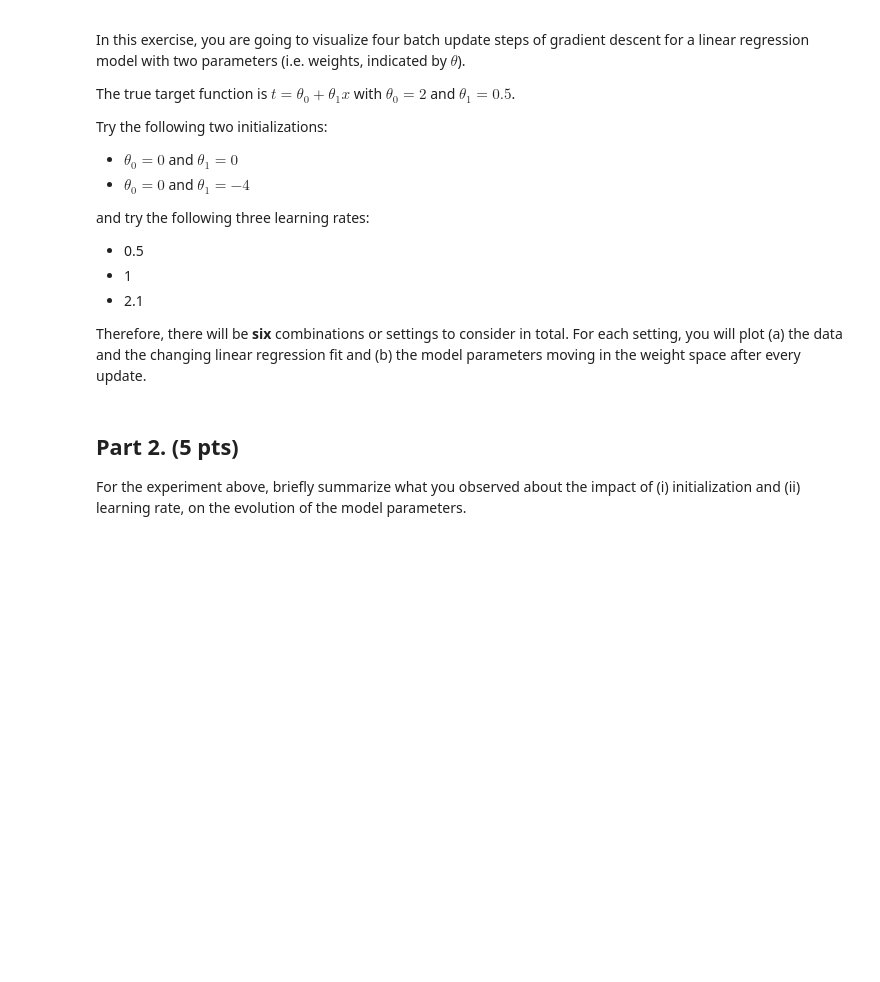
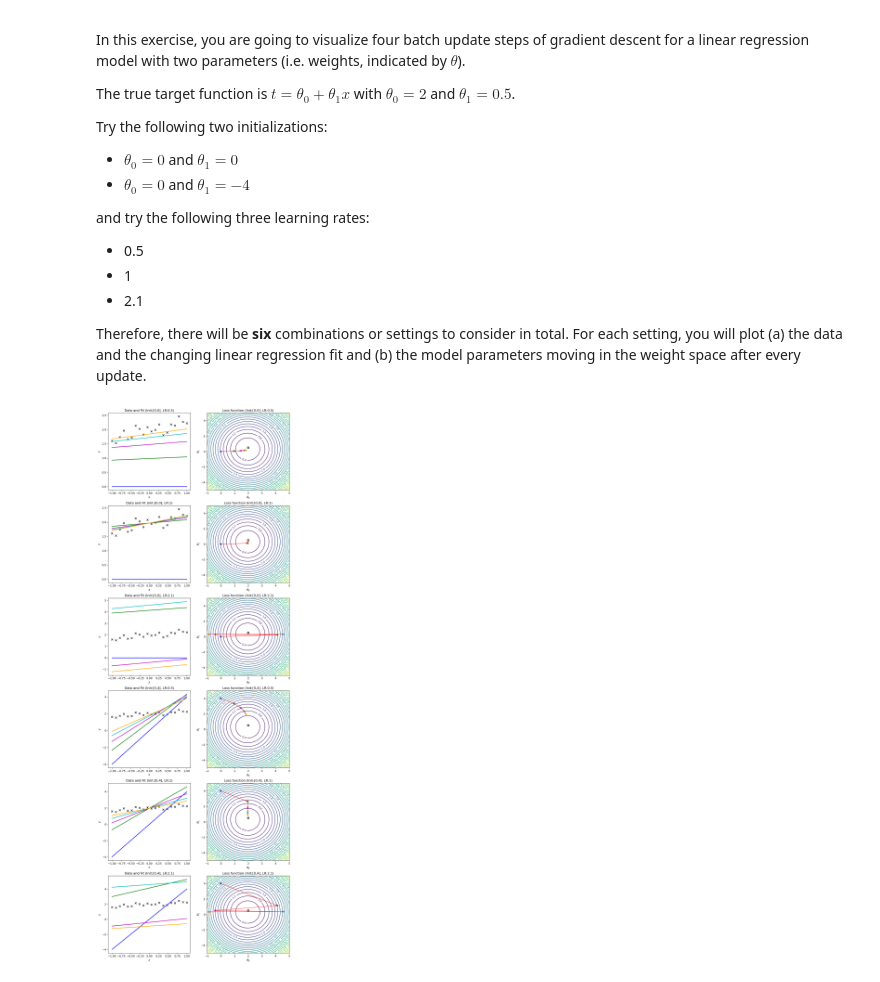
Before and after one commit to axj65/ece381, a Jupyter notebook: HW_2.ipynb, the cells around one changed output. Drawn from its saved outputs; the diff is of its cells as text; code cells hidden in the pictures; blank space fills up the shorter version.

```diff
--- a/HW_2.ipynb
+++ b/HW_2.ipynb
@@ -340,8 +392,8 @@ def model(x, theta0, theta1):
 # %%
 # Experiment with different initialization and learning rate combinations
 ### START CODE ###
-init_list = [None]
-lr_list = [None]
+init_list = [[0,0], [0,4]]
+lr_list = [0.5,1,2.1]
 ### END CODE ###
 
 # Left column shows the data and the changing linear regression models
@@ -373,36 +425,35 @@ for i, init in enumerate(init_list):
             this_theta = np.empty((2,))
             # Update theta
             ### START CODE ### (2 lines of code)
-            this_theta[0] = None
-            this_theta[1] = None
+            this_theta[0] = last_theta[0] - lr * np.sum((model(x, *last_theta) - y) * 1) / m
+            this_theta[1] = last_theta[1] - lr * np.sum((model(x, *last_theta) - y) * x) / m
             ### END CODE ###
             theta.append(this_theta)
             L.append(loss_func(*this_theta))
 
         # Annotate the loss function plot with coloured points indicating the
         # parameters chosen and red arrows indicating the steps down the gradient.
         # Also plot the fit function on the LHS data plot in a matching colour.
         colors = ['b', 'g', 'm', 'c', 'orange']
         ax[row_idx][0].plot(x, model(x, *theta[0]), color=colors[0], lw=2,
                    label=r'$\theta_0 = {:.3f}, \theta_1 = {:.3f}$'.format(*theta[0]))
         for k in range(1,N+1):
             ax[row_idx][1].annotate('', xy=theta[k], xytext=theta[k-1],
                            arrowprops={'arrowstyle': '->', 'color': 'r', 'lw': 1},
                            va='center', ha='center')
             ax[row_idx][0].plot(x, model(x, *theta[k]), color=colors[k], lw=2,
                    label=r'$\theta_0 = {:.3f}, \theta_1 = {:.3f}$'.format(*theta[k]))
         ax[row_idx][1].scatter(*zip(*theta), c=colors, s=40, lw=0)
 
         # Labels and titles.
         ax[row_idx][1].set_xlabel(r'$\theta_0$')
         ax[row_idx][1].set_ylabel(r'$\theta_1$')
         ax[row_idx][1].set_title(f'Loss function (Init:[{init[0]},{init[1]}], LR:{lr})')
         ax[row_idx][0].set_xlabel(r'$x$')
         ax[row_idx][0].set_ylabel(r'$y$')
         ax[row_idx][0].set_title(f'Data and Fit (Init:[{init[0]},{init[1]}], LR:{lr})')
         axbox = ax[row_idx][0].get_position()
 
 plt.show()
+# %% [output]
+[figure, added]
-# %% [markdown]
-## Part 2. **(5 pts)** ##
-For the experiment above, briefly summarize what you observed about the impact of (i) initialization and (ii) learning rate, on the evolution of the model parameters.
```
Also changed, not shown: parts of 11 cells of this notebook.
